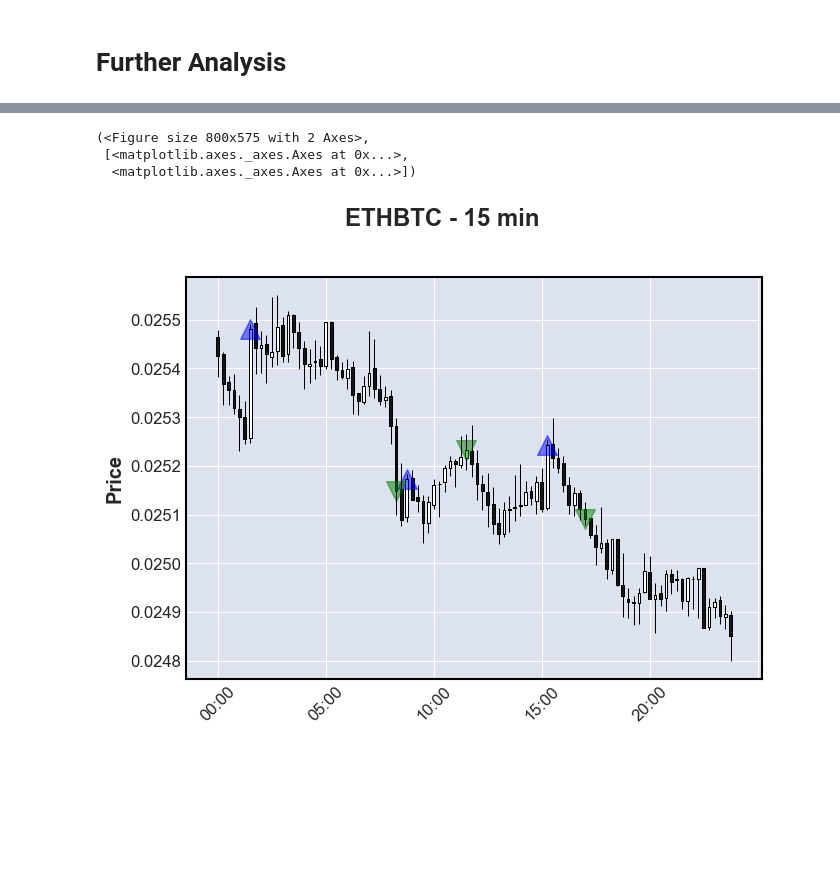
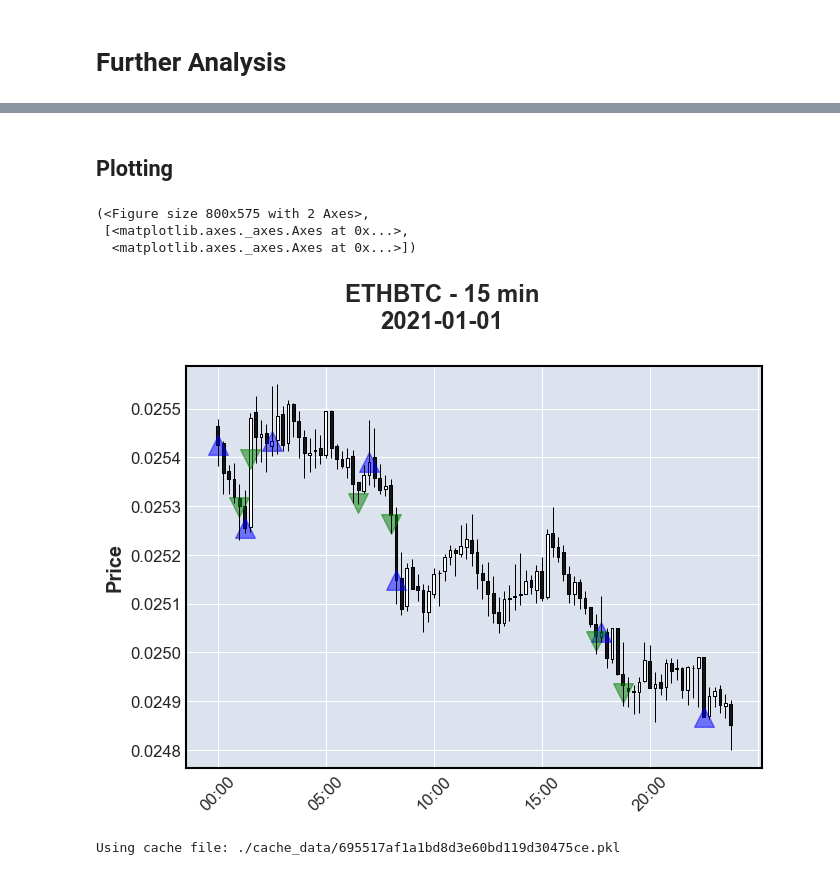
Before and after one commit to mads-swaps/swap-for-profit, a Jupyter notebook: aws/sam/mads-swap-app/swap_simulation/simulate_notebook_nm.ipynb, the cells around one changed output, grey strips where cells are left out. Cells and saved outputs as stored; diff of their text form; code cells hidden in the pictures; blank space fills up the shorter version.

```diff
--- a/aws/sam/mads-swap-app/swap_simulation/simulate_notebook_nm.ipynb
+++ b/aws/sam/mads-swap-app/swap_simulation/simulate_notebook_nm.ipynb
@@ -334,9 +462,9 @@ Final value: 0.31342233511663337
 # %% [markdown]
 # END OF SIMULATION
 # %%
-for k,v in simulation_results.items():
+for (k,v),p in zip(simulation_results.items(),portfolios):
     print(k)
     print(f"Portfolio simulation for {p['starting_funds']} {p['starting_coin']} trading against {p['pair_coin']}")
-    display(v[v['action']!='none'])
-    display(v['action'].value_counts())
+    display(v[v['actual_action']!='none'].rename(columns={'fund1':f"{p['starting_coin']} holding",'fund2':f"{p['pair_coin']} holding",'total_value':f'{p["starting_coin"]} value after trade'}))
+    display(v['actual_action'].value_counts())
 # %% [output]
@@ -383,8 +532,9 @@ Name: action, dtype: int64
 # %%
 import matplotlib.pyplot as plt
 for k,v in simulation_results.items():
-    v[v['action']!='none'].to_csv(f'./results/{k}.csv')
+    v[v['actual_action']!='none'].to_csv(f'./results/{k}.csv')
     fig, ax = plt.subplots()
+    fig.patch.set_facecolor('white')
     ax.set_title(k)
     v.total_value.plot(figure=fig)
 # %% [output]
@@ -396,0 +552,11 @@ df = simulation_results['NM_ETHBTC_GradBoost_alpha1']
+# %%
+model_to_analyze = 'NM_ETHBTC_NaiveBayes'
+
+df = simulation_results[model_to_analyze][['open','high','low','close','execute_price','actual_action','total_value']].copy()
+df = df[df.actual_action!= 'none']
+df['profit'] = df.total_value.diff()
+df['price_diff'] = df.execute_price.diff()
+df['target_sale'] = (df.actual_action=='sell') & (df.price_diff<0)
+df['stoploss_sale'] = (df.actual_action=='sell') & (df.price_diff>0)
+df['target_loss'] = (df['target_sale']==True) & (df['profit'] < 0)
+df
@@ -396,0 +578,8 @@ df = simulation_results['NM_ETHBTC_GradBoost_alpha1']
+# %%
+a = len(df[df.actual_action== 'sell'])
+p = (df[df.actual_action=='sell']['profit']>0).sum()
+l = (df[df.actual_action=='sell']['profit']<0).sum()
+t = df[df.actual_action=='sell'].target_loss.sum()
+print('Percent of profitable transactions:', p/a)
+print('Percent of loss transactions:', l/a)
+print('Percent of losses when selling on target:', t/a)
@@ -408,38 +624,71 @@ df[df.action !='none'].loc['2021-01-01']
+# %% [markdown]
+## Plotting
 # %%
 import mplfinance as mpf
 import matplotlib.pyplot as plt
 
 def plot_buy_sells(df):
 
     def build_subplot(df, idxs=[]):
         signals = pd.Series(np.NaN, index=df.index)
-        prices = df.loc[idxs]['close'].values
+        prices = df.loc[idxs]['execute_price'].values
         for i,p in zip(idxs,prices):
             signals.at[i]=p
         return signals
 
-    decisions = df.trade_decision
+    decisions = df.trade_model_decision
+
+    date = datetime.strftime(df.index[0],'%Y-%m-%d')
 
     buy_signal = build_subplot(df, decisions[decisions==1].index)
     sell_signal = build_subplot(df, decisions[decisions==-1].index)
 
 
     apds=[mpf.make_addplot(buy_signal, type='scatter', markersize=200, marker='^',color='b', alpha=0.5),
           mpf.make_addplot(sell_signal, type='scatter', markersize=200, marker='v',color='g', alpha=0.5),
          ]
 
     fig, ax = mpf.plot(df,
                        type='candlestick',
-                       title=f"ETHBTC - 15 min",
+                       title=f"ETHBTC - 15 min\n{date}",
                        returnfig=True,
                        addplot=apds,
                       )
 
     return fig,ax
 
-plot_buy_sells(df.loc['2021-01-01'])
+df = simulation_results[model_to_analyze].copy()
+plot_buy_sells(df.loc['2021-01-01':'2021-01-01'])
 # %% [output]
 (<Figure size 800x575 with 2 Axes>,
  [<matplotlib.axes._axes.Axes at 0x...>,
   <matplotlib.axes._axes.Axes at 0x...>])
-[figure, old version]
+[figure, new version]
+# %%
+all_ports = {p['portfolio_name']: p for p in portfolios}
+portfolio = all_ports[model_to_analyze]
+
+portfolio_name = portfolio['portfolio_name']
+trade_model = portfolio['trade_model']
+starting_coin = portfolio['starting_coin']
+pair_coin = portfolio['pair_coin']
+max_batch_size = portfolio['max_batch_size']
+extra_rows = portfolio['extra_rows']
+starting_funds = portfolio['starting_funds']
+fee_multiplier = 1.0 - portfolio['trading_fees_percent'] / 100
+trading_fees_buy = portfolio['trading_fees_buy']
+trading_fees_sell = portfolio['trading_fees_sell']
+
+model = trade_models.__dict__[trade_model]
+columns = model.columns()
+info_dict = {'portfolio':portfolio}
+
+current_time = '2021-01-01'
+end_time = '2021-06-29'
+
+batch_data, ref_data, extra_data, batch_close_time = get_batch_data(starting_coin, pair_coin, current_time, end_time, columns, max_batch_size, extra_rows, True)
+batch_model_decision, batch_execute_price = model.make_decision(batch_data[columns], extra_data, info_dict)
+batch_data['trade_model_decision'] = batch_model_decision.values
+batch_data['execute_price'] = batch_execute_price.values
+# %% [output]
+Using cache file: ./cache_data/695517af1a1bd8d3e60bd119d30475ce.pkl
```
Also changed, not shown: parts of 16 cells of this notebook, 8 other files.
